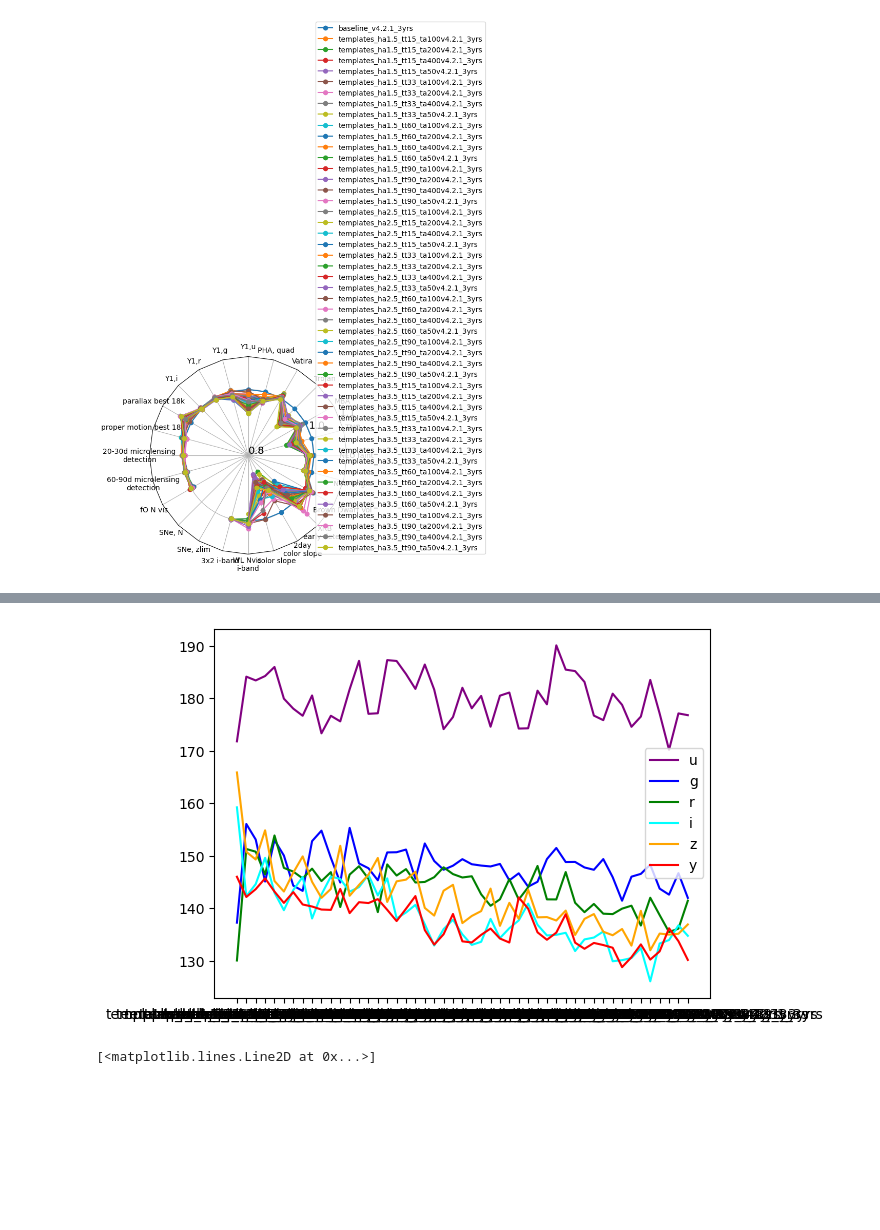
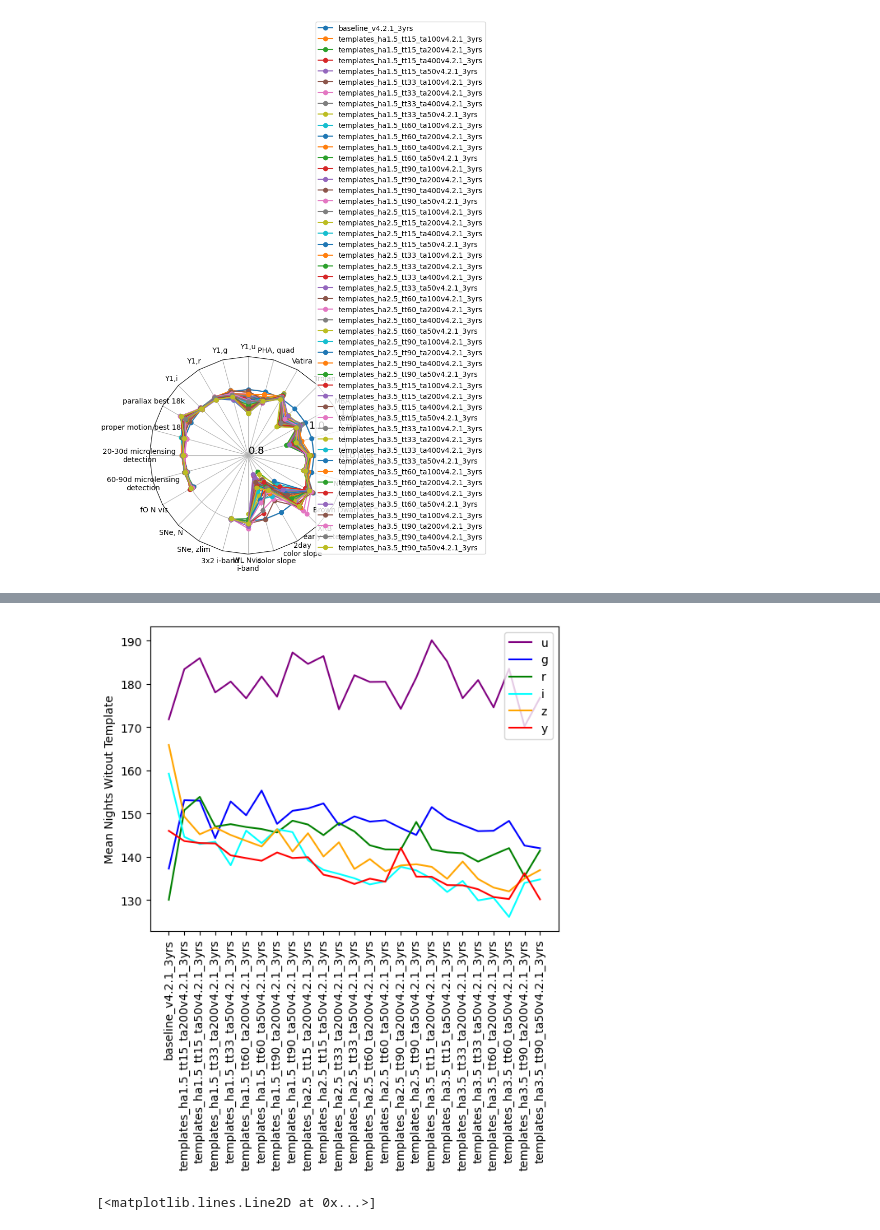
Before and after one commit to lsst-sims/sims_featureScheduler_runs4.2, a Jupyter notebook: templates/quick_look.ipynb, the cells around one changed output, grey strips where cells are left out. Drawn from its saved outputs; the diff is of its cells as text; code cells hidden in the pictures; blank space fills up the shorter version.

```diff
--- a/templates/quick_look.ipynb
+++ b/templates/quick_look.ipynb
@@ -224,14 +224,18 @@ fig, ax = radar(ndata, legend=True, rgrids=[0.8, 1.0, 1.1], bbox_to_anchor=(1.7,
 # %%
 f2c = {'u': 'purple', 'g': 'blue', 'r': 'green',
        'i': 'cyan', 'z': 'orange', 'y': 'red'}
 
+fig, ax = plt.subplots()
+
 for band in 'ugrizy':
     col = "Mean TemplateTime_N_nights_without_template visitExposureTime > 16.000000 and band %s HealpixSlicer" % band
     indx = np.isfinite(data_loaded[col])
-    plt.plot(data_loaded[col][indx], color=f2c[band], label=band)
-    plt.legend()
+    ax.plot(data_loaded[col][indx][::2], color=f2c[band], label=band)
+    ax.legend()
+    ax.tick_params(axis='x', labelrotation=90)
+    ax.set_ylabel('Mean Nights Witout Template')
 # %% [output]
-[figure, old version]
+[figure, new version]
 # %%
 col = "Mean TemplateTime_frac_into_season visitExposureTime > 16.000000 and band g HealpixSlicer"
 indx = np.isfinite(data_loaded[col])
```
